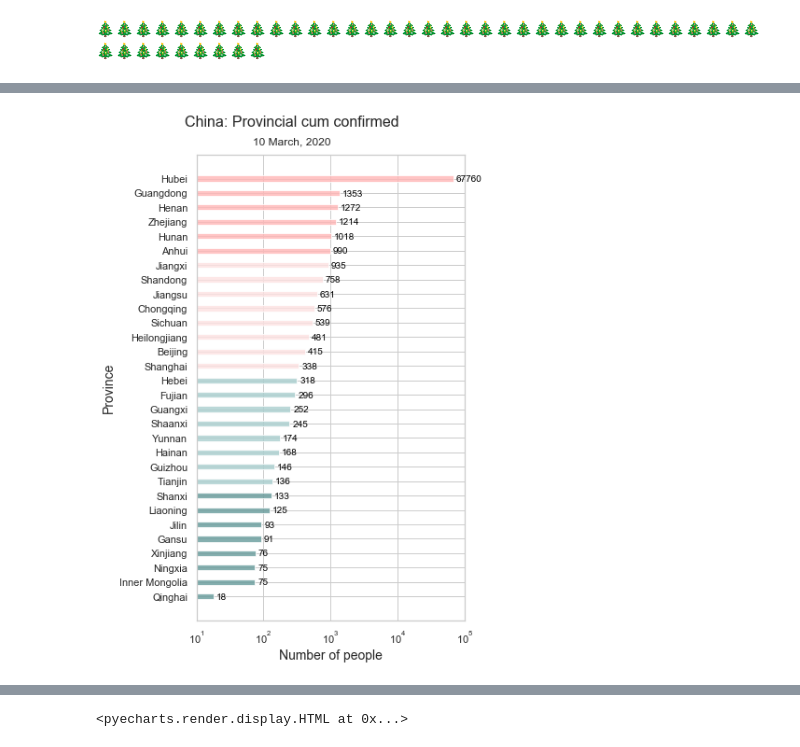
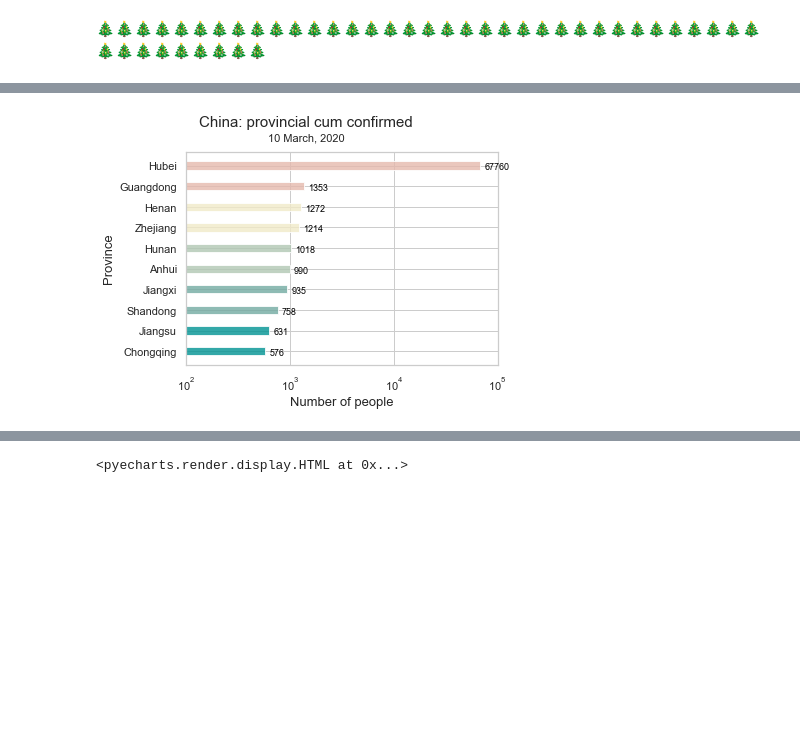
Before and after one commit to fudab/China-COVID-19-mobility, a Jupyter notebook: scripts/utils_disease.ipynb, the cells around one changed output, grey strips where cells are left out. Drawn from its saved outputs; the diff is of its cells as text; code cells hidden in the pictures; blank space fills up the shorter version.

```diff
--- a/scripts/utils_disease.ipynb
+++ b/scripts/utils_disease.ipynb
@@ -34,6 +34,13 @@ warnings.filterwarnings("ignore", message="This figure includes Axes that are no
 # %%
 # Where to save the dataframes and figures
 _Figure_PATH_ = './figures/'
+# %%
+# color palettes
+armyrose = ['#798234', '#a3ad62', '#d0d3a2', '#fdfbe4', '#f0c6c3', '#df91a3', '#d46780']
+tealrose = ['#009392', '#72aaa1', '#b1c7b3', '#f1eac8', '#e5b9ad', '#d98994', '#d0587e']
+geyser = ['#008080', '#70a494', '#b4c8a8', '#f6edbd', '#edbb8a', '#de8a5a', '#ca562c']
+earth = ['#A16928', '#bd925a', '#d6bd8d', '#edeac2', '#b5c8b8', '#79a7ac', '#2887a1']
+fall = ['#3d5941', '#778868', '#b5b991', '#f6edbd', '#edbb8a', '#de8a5a', '#ca562c']
 # %% [markdown]
 ## Figures
 # %%
@@ -258,3 +222,3 @@ figure_conf_all(df = data_province_domestic, names_province = names_province,
 # %%
-fig = figure_conf_dead_cured(data_province_domestic, figsize = (10,8), fs = 16, logy = False, title = 'China: confirmed, cured, and dead')
+fig = figure_conf_dead_cured(data_province_domestic, figsize = (10, 7), fs = 16, logy = False, title = 'China: confirmed, cured, and dead')
 # %% [output]
@@ -270,6 +291,6 @@ fig = figure_conf_dead_cured(data_province_domestic, figsize = (10,8), fs = 16,
 # %%
-# province level
 fig = figure_bar(df = data_province_domestic, date_str = '2020-03-10',
-                 col = 'cum_confirmed', largestN = 0, log = True, figsize = (6, 8), fs = 16, title = 'China: Provincial')
+                 col = 'cum_confirmed', largestN = 10, log = True, figsize = (6, 4), fs = 15,
+                 title = 'China: provincial')
 # %% [output]
-[figure, old version]
+[figure, new version]
```
Also changed, not shown: parts of 14 cells of this notebook.
